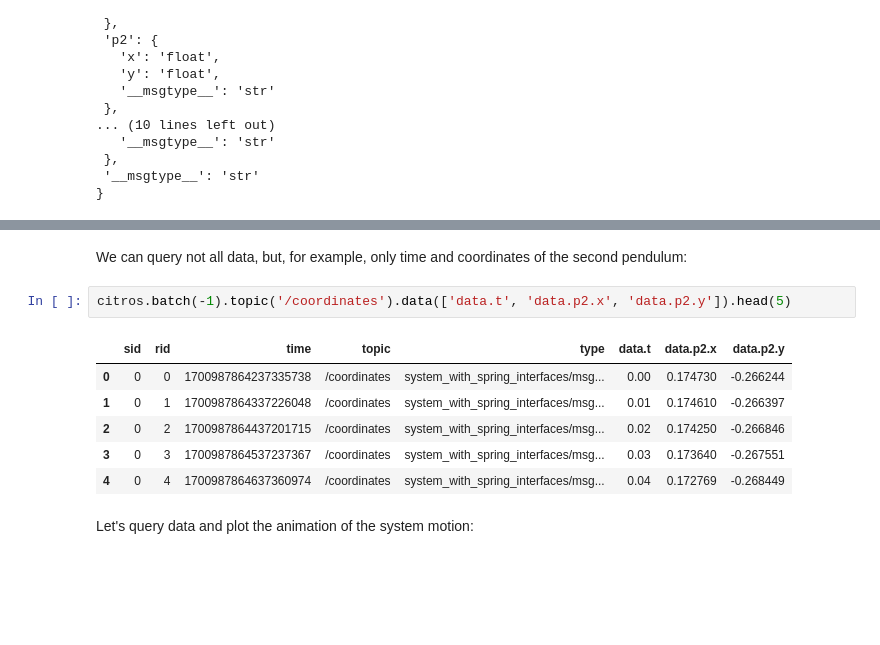
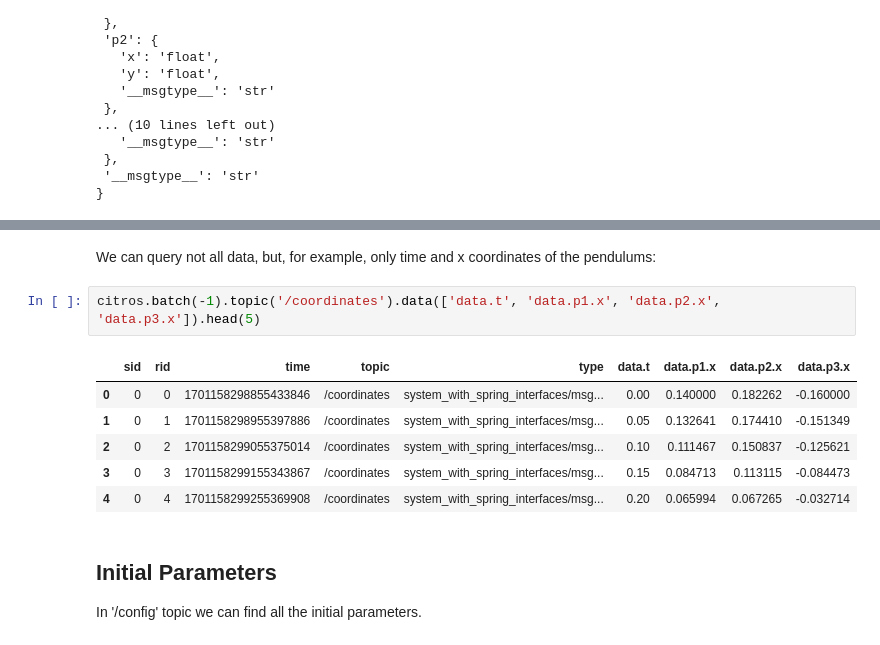
Before and after one commit to citros-garden/pendulum, a Jupyter notebook: citros_template/notebooks/system_with_spring.ipynb, the cells around one changed output, grey strips where cells are left out. Saved outputs shown, nothing was run; the diff lists cells and outputs as text; blank space fills up the shorter version.

```diff
--- a/citros_template/notebooks/system_with_spring.ipynb
+++ b/citros_template/notebooks/system_with_spring.ipynb
@@ -107,14 +127,16 @@ citros.batch(-1).topic('/coordinates').data().head(5)
 5 rows × 21 columns
 # %% [markdown]
-We can query not all data, but, for example, only time and coordinates of the second pendulum:
+We can query not all data, but, for example, only time and x coordinates of the pendulums:
 # %%
-citros.batch(-1).topic('/coordinates').data(['data.t', 'data.p2.x', 'data.p2.y']).head(5)
+citros.batch(-1).topic('/coordinates').data(['data.t', 'data.p1.x', 'data.p2.x', 'data.p3.x']).head(5)
 # %% [output]
-|  | sid | rid | time | topic | type | data.t | data.p2.x | data.p2.y |
-| 0 | 0 | 0 | 1700987864237335738 | /coordinates | system_with_spring_interfaces/msg... | 0.00 | 0.174730 | -0.266244 |
-| 1 | 0 | 1 | 1700987864337226048 | /coordinates | system_with_spring_interfaces/msg... | 0.01 | 0.174610 | -0.266397 |
-| 2 | 0 | 2 | 1700987864437201715 | /coordinates | system_with_spring_interfaces/msg... | 0.02 | 0.174250 | -0.266846 |
-| 3 | 0 | 3 | 1700987864537237367 | /coordinates | system_with_spring_interfaces/msg... | 0.03 | 0.173640 | -0.267551 |
-| 4 | 0 | 4 | 1700987864637360974 | /coordinates | system_with_spring_interfaces/msg... | 0.04 | 0.172769 | -0.268449 |
+|  | sid | rid | time | topic | type | data.t | data.p1.x | data.p2.x | data.p3.x |
+| 0 | 0 | 0 | 1701158298855433846 | /coordinates | system_with_spring_interfaces/msg... | 0.00 | 0.140000 | 0.182262 | -0.160000 |
+| 1 | 0 | 1 | 1701158298955397886 | /coordinates | system_with_spring_interfaces/msg... | 0.05 | 0.132641 | 0.174410 | -0.151349 |
+| 2 | 0 | 2 | 1701158299055375014 | /coordinates | system_with_spring_interfaces/msg... | 0.10 | 0.111467 | 0.150837 | -0.125621 |
+| 3 | 0 | 3 | 1701158299155343867 | /coordinates | system_with_spring_interfaces/msg... | 0.15 | 0.084713 | 0.113115 | -0.084473 |
+| 4 | 0 | 4 | 1701158299255369908 | /coordinates | system_with_spring_interfaces/msg... | 0.20 | 0.065994 | 0.067265 | -0.032714 |
-# %% [markdown]
-Let's query data and plot the animation of the system motion:
+# %% [markdown]
+## Initial Parameters
+
+In '/config' topic we can find all the initial parameters.
```
Also changed, not shown: parts of 31 cells of this notebook, 3 other files.
